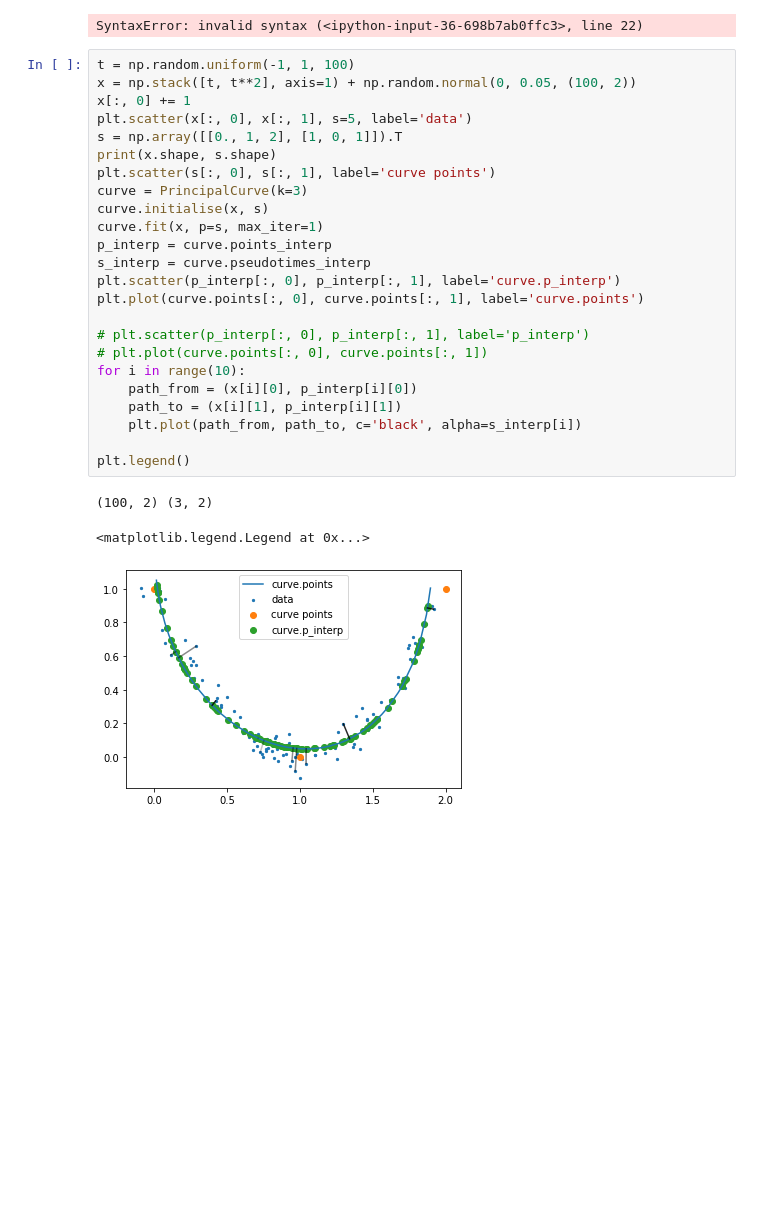
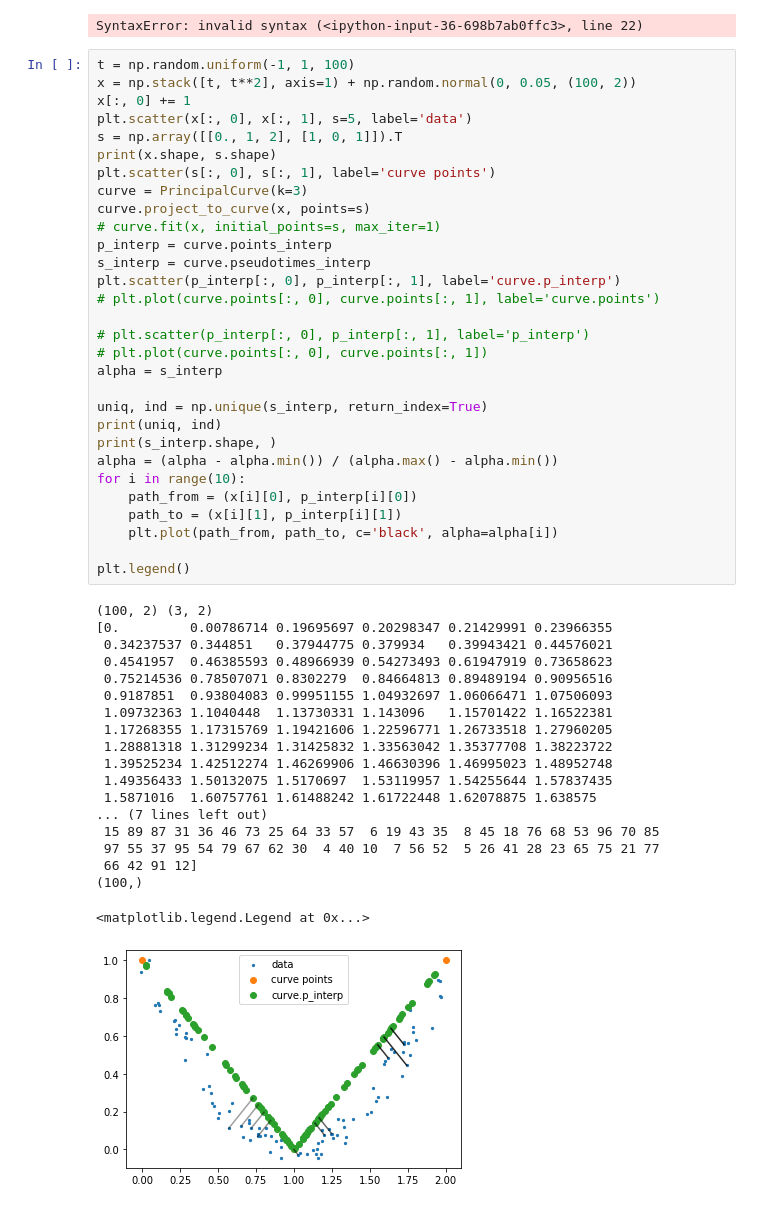
Before and after one commit to mossjacob/pyslingshot, a Jupyter notebook: princurve.ipynb, the cells around one changed output. Cells and saved outputs as stored; diff of their text form; blank space fills up the shorter version.

```diff
--- a/princurve.ipynb
+++ b/princurve.ipynb
@@ -131,28 +128,50 @@ SyntaxError: invalid syntax (<ipython-input-36-698b7ab0ffc3>, line 22)
 # %%
 t = np.random.uniform(-1, 1, 100)
 x = np.stack([t, t**2], axis=1) + np.random.normal(0, 0.05, (100, 2))
 x[:, 0] += 1
 plt.scatter(x[:, 0], x[:, 1], s=5, label='data')
 s = np.array([[0., 1, 2], [1, 0, 1]]).T
 print(x.shape, s.shape)
 plt.scatter(s[:, 0], s[:, 1], label='curve points')
 curve = PrincipalCurve(k=3)
-curve.initialise(x, s)
-curve.fit(x, p=s, max_iter=1)
+curve.project_to_curve(x, points=s)
+# curve.fit(x, initial_points=s, max_iter=1)
 p_interp = curve.points_interp
 s_interp = curve.pseudotimes_interp
 plt.scatter(p_interp[:, 0], p_interp[:, 1], label='curve.p_interp')
-plt.plot(curve.points[:, 0], curve.points[:, 1], label='curve.points')
+# plt.plot(curve.points[:, 0], curve.points[:, 1], label='curve.points')
 
 # plt.scatter(p_interp[:, 0], p_interp[:, 1], label='p_interp')
 # plt.plot(curve.points[:, 0], curve.points[:, 1])
+alpha = s_interp
+
+uniq, ind = np.unique(s_interp, return_index=True)
+print(uniq, ind)
+print(s_interp.shape, )
+alpha = (alpha - alpha.min()) / (alpha.max() - alpha.min())
 for i in range(10):
     path_from = (x[i][0], p_interp[i][0])
     path_to = (x[i][1], p_interp[i][1])
-    plt.plot(path_from, path_to, c='black', alpha=s_interp[i])
+    plt.plot(path_from, path_to, c='black', alpha=alpha[i])
 
 plt.legend()
 # %% [output]
 (100, 2) (3, 2)
+[0.         0.00786714 0.19695697 0.20298347 0.21429991 0.23966355
+ 0.34237537 0.344851   0.37944775 0.379934   0.39943421 0.44576021
+ 0.4541957  0.46385593 0.48966939 0.54273493 0.61947919 0.73658623
+ 0.75214536 0.78507071 0.8302279  0.84664813 0.89489194 0.90956516
+ 0.9187851  0.93804083 0.99951155 1.04932697 1.06066471 1.07506093
+ 1.09732363 1.1040448  1.13730331 1.143096   1.15701422 1.16522381
+ 1.17268355 1.17315769 1.19421606 1.22596771 1.26733518 1.27960205
+ 1.28881318 1.31299234 1.31425832 1.33563042 1.35377708 1.38223722
+ 1.39525234 1.42512274 1.46269906 1.46630396 1.46995023 1.48952748
+ 1.49356433 1.50132075 1.5170697  1.53119957 1.54255644 1.57837435
+ 1.5871016  1.60757761 1.61488242 1.61722448 1.62078875 1.638575
+... (7 lines left out)
+ 15 89 87 31 36 46 73 25 64 33 57  6 19 43 35  8 45 18 76 68 53 96 70 85
+ 97 55 37 95 54 79 67 62 30  4 40 10  7 56 52  5 26 41 28 23 65 75 21 77
+ 66 42 91 12]
+(100,)
 <matplotlib.legend.Legend at 0x...>
-[figure, old version]
+[figure, new version]
```
Also changed, not shown: parts of 2 cells of this notebook, 2 other files.
